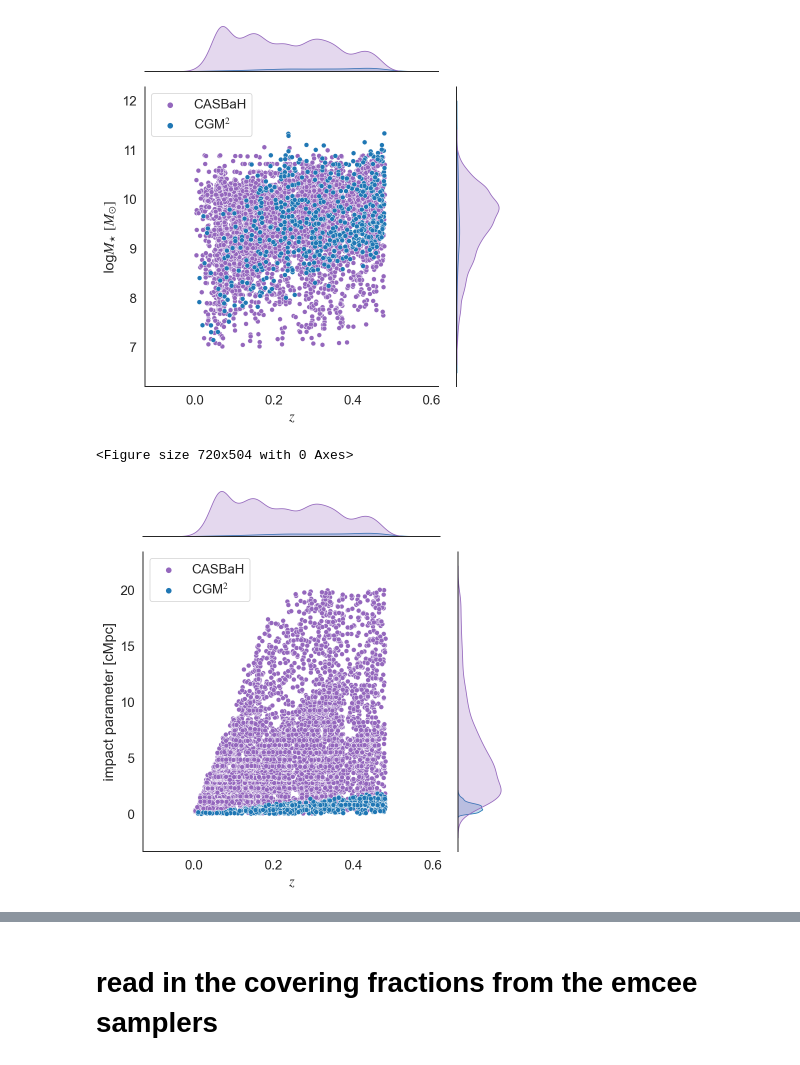
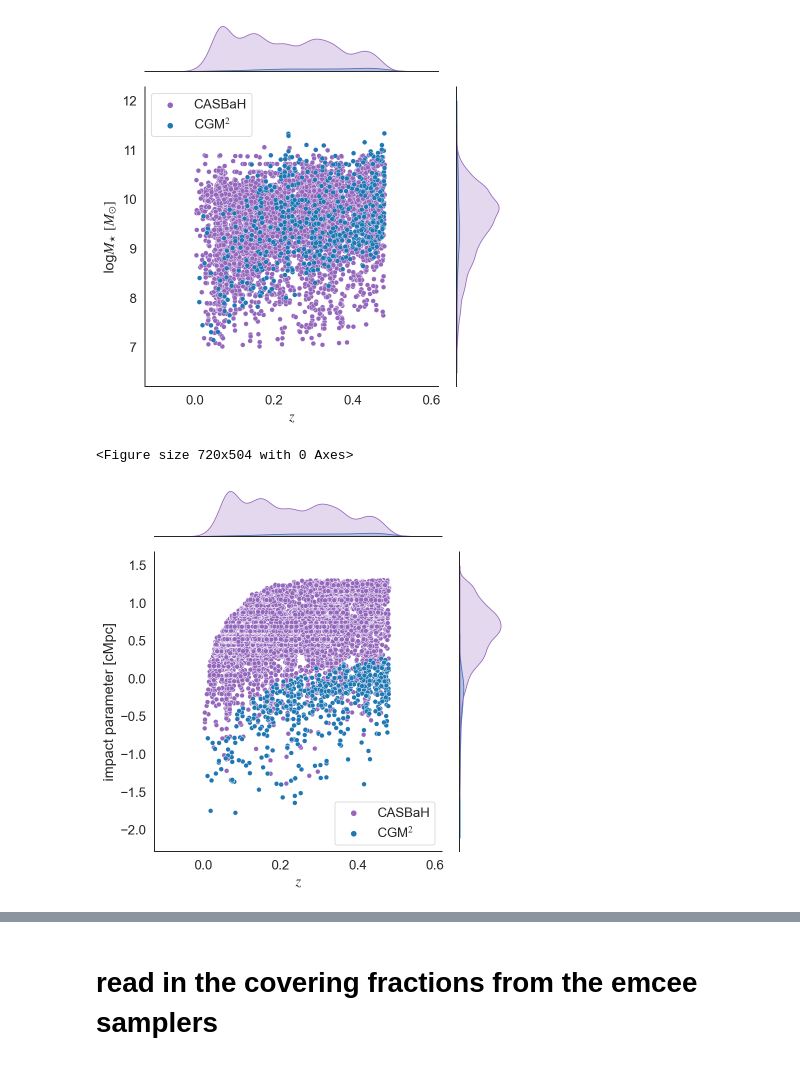
Before and after one commit to mattcwilde/1halo2halo, a Jupyter notebook: haloclustering/plotting/plots.ipynb, the cells around one changed output, grey strips where cells are left out. Saved outputs shown, nothing was run; the diff lists cells and outputs as text; code cells hidden in the pictures.

Commit message:
log plots and fuss

```diff
--- a/haloclustering/plotting/plots.ipynb
+++ b/haloclustering/plotting/plots.ipynb
@@ -75,7 +76,7 @@ with sns.axes_style('white'):
 
     g = sns.jointplot(data=dfnew, x="z", y="logm", hue='survey',
                     palette=["tab:purple", "tab:blue"],
-                    legend=True)
+                    legend=True, linewidth=0.3)
 
     g.set_axis_labels(s[0], s[1])
     # g.fig.get_axes()[0].legend([r'CGM$^2$', r'CASBaH'], loc='upper left')
@@ -89,30 +90,32 @@ with sns.axes_style('white'):
 [figure]
 # %%
 dfnew['rho_mpc'] = dfnew.rho / 1000
+dfnew['log_rho_mpc'] = np.log10(dfnew.rho_mpc)
 # %%
 joint_kws=dict(gridsize=30)
 plt.figure(figsize=(10,7))
 
 
 # df.sort_values("survey", inplace=True)
 
 dfnew.sort_values('survey', inplace=True)
 sns.set_theme(style="ticks")
 s = [r'$z$', r'impact parameter [cMpc]']
 with sns.axes_style('white'):
     sns.set_context("paper", font_scale=1.5)
 
-    g = sns.jointplot(data=dfnew, x="z", y="rho_mpc", hue='survey',
+    g = sns.jointplot(data=dfnew, x="z", y="log_rho_mpc", hue='survey',
                     palette=["tab:purple", "tab:blue"],
                     legend=True)
 
     g.set_axis_labels(s[0], s[1])
     # g.fig.get_axes()[0].legend([r'CGM$^2$', r'CASBaH'], loc='upper left')
     ax = g.fig.get_axes()[0]
+
     handles, labels = ax.get_legend_handles_labels()
     ax.legend(handles=handles, labels=labels)
     plt.tight_layout()
     plt.savefig('../figures/combined_data_mass_rho.pdf', dpi=300);
 # %% [output]
 <Figure size 720x504 with 0 Axes>
-[figure, old version]
+[figure, new version]
```
Also changed, not shown: parts of 6 cells of this notebook.
